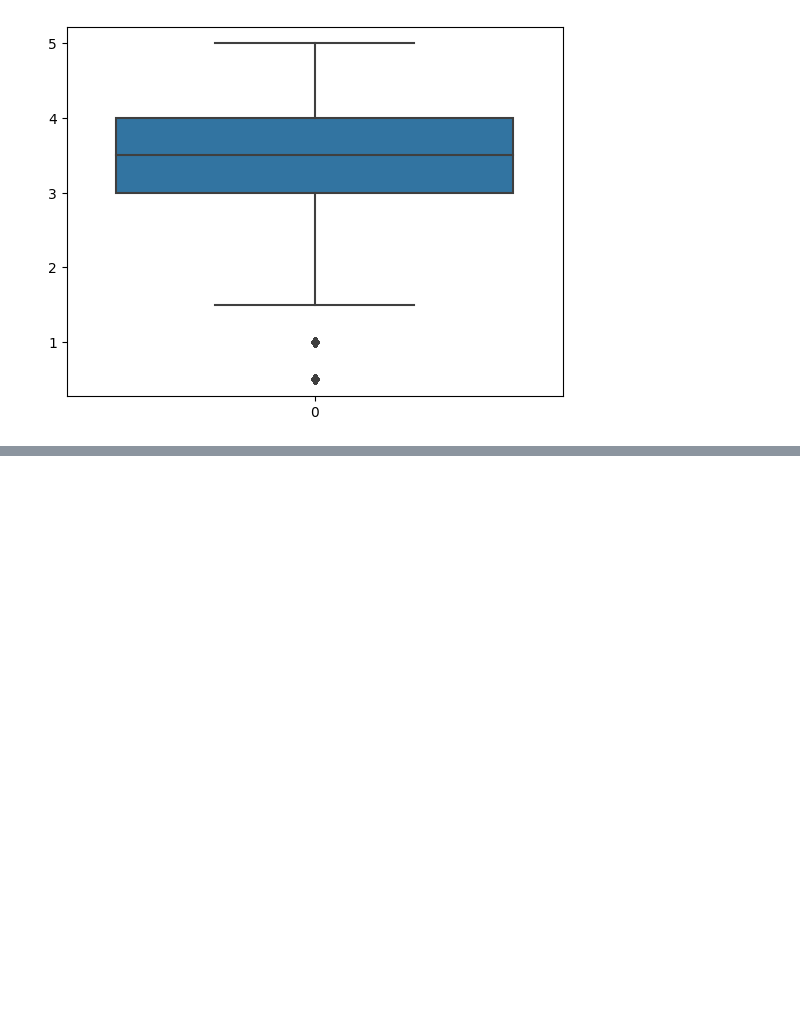
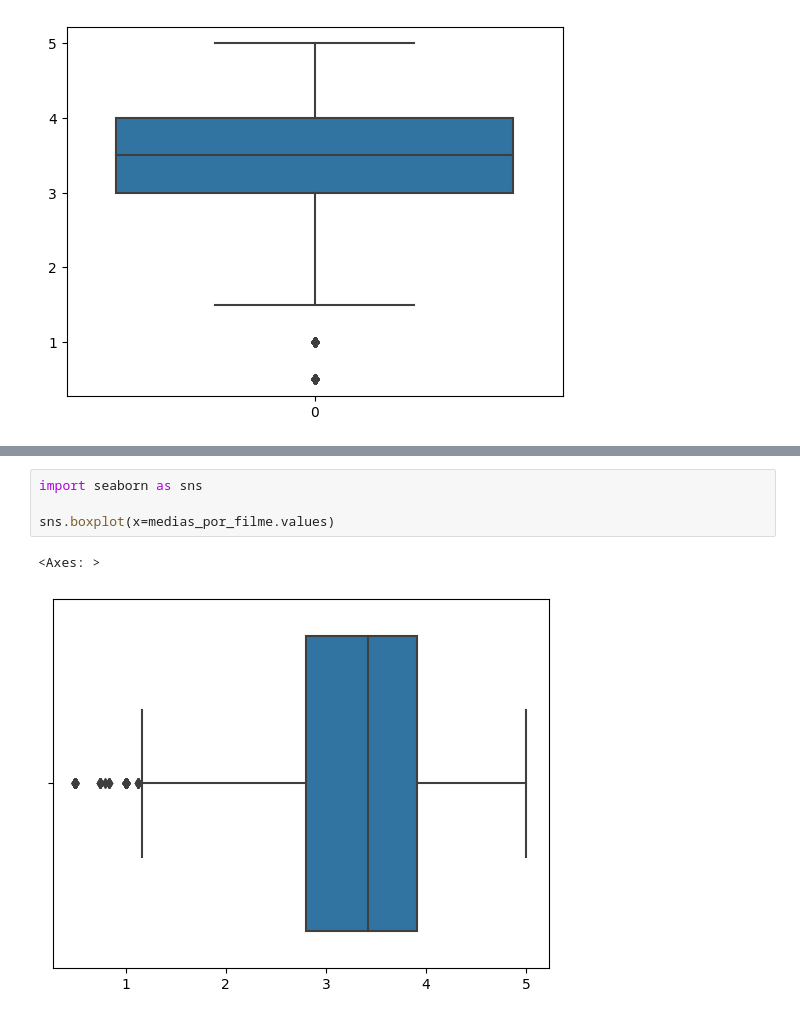
Before and after one commit to LRFNDS/iniciando-em-data-science, a Jupyter notebook: introdução_a_Data_Science_ok.ipynb, the cells around one changed output, grey strips where cells are left out. Drawn from its saved outputs; the diff is of its cells as text; blank space fills up the shorter version.

```diff
--- a/introdução_a_Data_Science_ok.ipynb
+++ b/introdução_a_Data_Science_ok.ipynb
@@ -86,0 +143,7 @@ sns.boxplot(notas.nota)
+# %%
+import seaborn as sns
+
+sns.boxplot(x=medias_por_filme.values)
+# %% [output]
+<Axes: >
+[figure, added]
```
Also changed, not shown: parts of 13 cells of this notebook.
